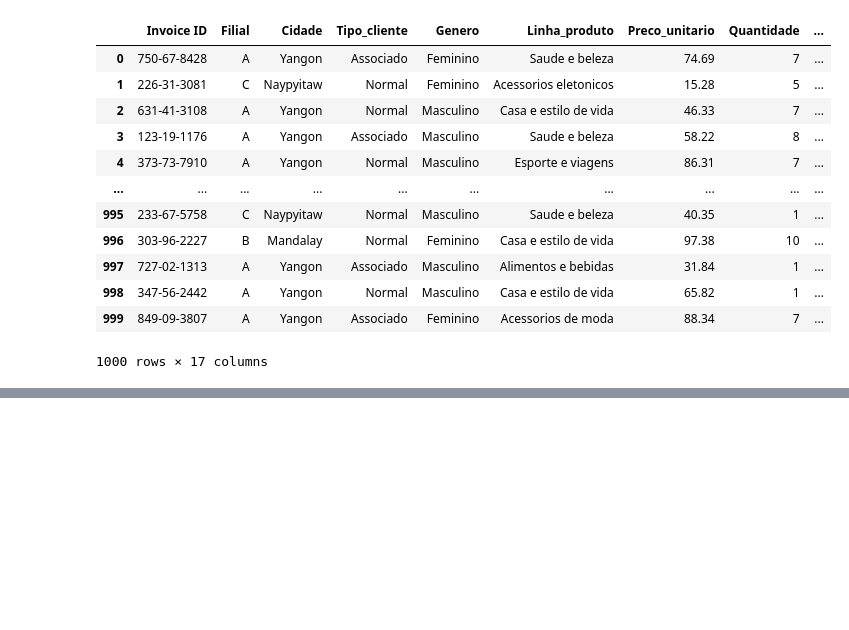
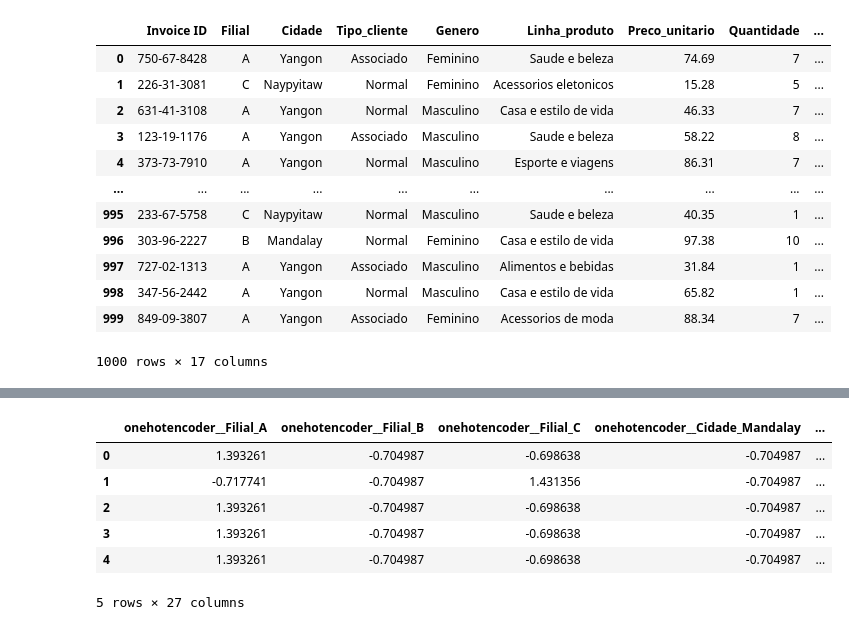
Before and after one commit to MateusSampaio1/Supermarket_Sales, a Jupyter notebook: Notebook/Supermarket_Sales.ipynb, the cells around one changed output, grey strips where cells are left out. Saved outputs shown, nothing was run; the diff lists cells and outputs as text; code cells hidden in the pictures; blank space fills up the shorter version.

```diff
--- a/Notebook/Supermarket_Sales.ipynb
+++ b/Notebook/Supermarket_Sales.ipynb
@@ -62,0 +87,17 @@ dados.to_csv('../Dados/dados_tratados.csv')
+# %%
+#Normalização das variáveis
+
+from sklearn.preprocessing import StandardScaler
+
+scaler = StandardScaler()
+dados_norm = scaler.fit_transform(dados_transf)
+dados_norm = pd.DataFrame(dados_norm, columns = encoding.get_feature_names_out())
+dados_norm.head()
+# %% [output]
+|  | onehotencoder__Filial_A | onehotencoder__Filial_B | onehotencoder__Filial_C | onehotencoder__Cidade_Mandalay | ... |
+| 0 | 1.393261 | -0.704987 | -0.698638 | -0.704987 | ... |
+| 1 | -0.717741 | -0.704987 | 1.431356 | -0.704987 | ... |
+| 2 | 1.393261 | -0.704987 | -0.698638 | -0.704987 | ... |
+| 3 | 1.393261 | -0.704987 | -0.698638 | -0.704987 | ... |
+| 4 | 1.393261 | -0.704987 | -0.698638 | -0.704987 | ... |
+5 rows × 27 columns
```
Also changed, not shown: parts of 8 cells of this notebook.
